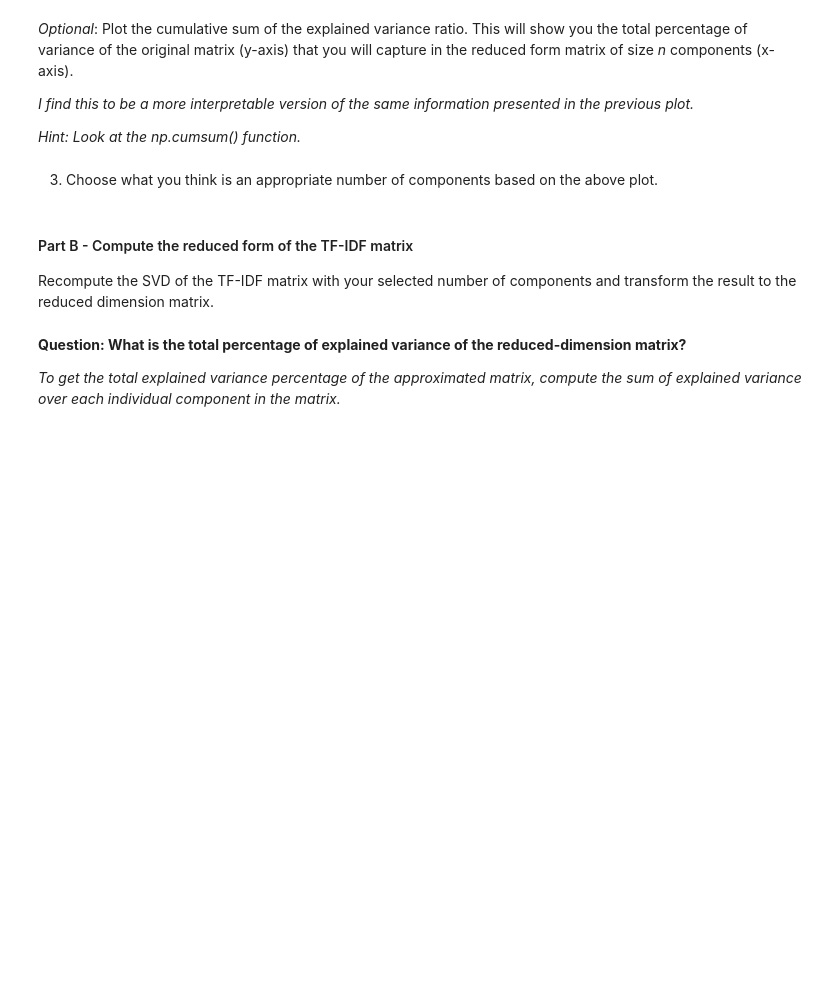
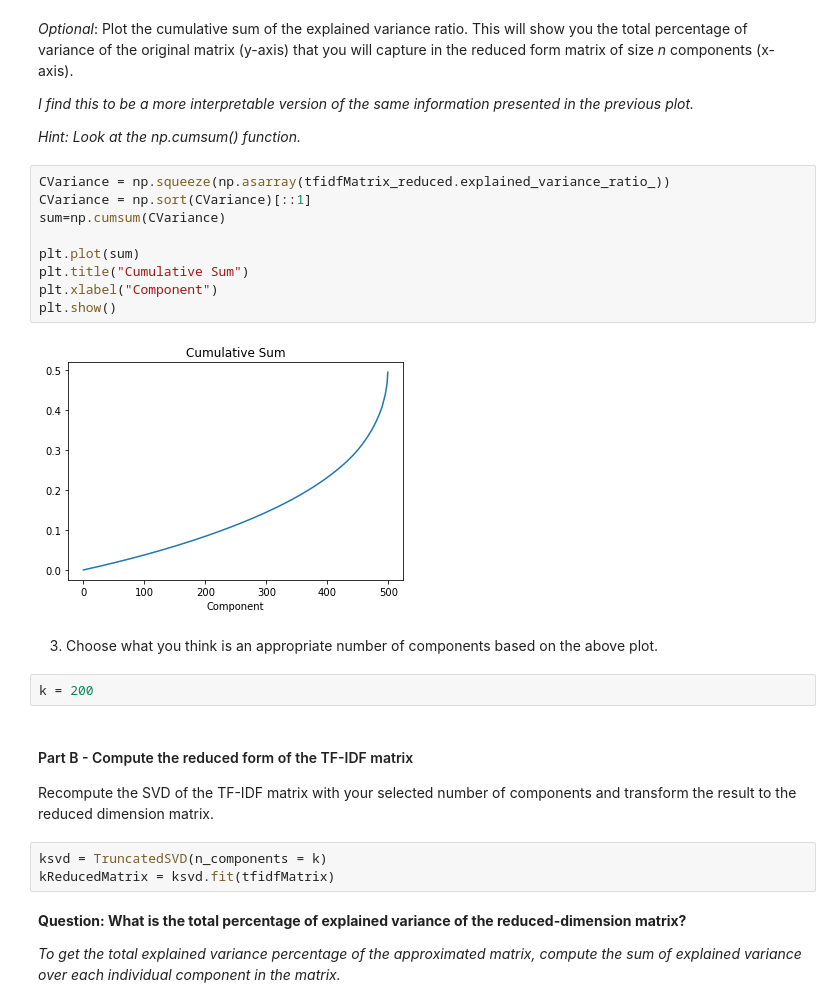
Before and after one commit to coverc/ITCS6162Summer2022Project, a Jupyter notebook: programming_assignment.ipynb, the cells around one changed output. Cells and saved outputs as stored; diff of their text form; blank space fills up the shorter version.

```diff
--- a/programming_assignment.ipynb
+++ b/programming_assignment.ipynb
@@ -157,12 +178,28 @@ Such a high dimensional matrix is not well-suited for clustering, and individual
 *I find this to be a more interpretable version of the same information presented in the previous plot.*
 
 *Hint: Look at the np.cumsum() function.*
+# %%
+CVariance = np.squeeze(np.asarray(tfidfMatrix_reduced.explained_variance_ratio_))
+CVariance = np.sort(CVariance)[::1]
+sum=np.cumsum(CVariance)
+
+plt.plot(sum)
+plt.title("Cumulative Sum")
+plt.xlabel("Component")
+plt.show()
+# %% [output]
+[figure, added]
 # %% [markdown]
 3. Choose what you think is an appropriate number of components based on the above plot.
+# %%
+k = 200
 # %% [markdown]
 #### Part B - Compute the reduced form of the TF-IDF matrix
 
 Recompute the SVD of the TF-IDF matrix with your selected number of components and transform the result to the reduced dimension matrix.
+# %%
+ksvd = TruncatedSVD(n_components = k)
+kReducedMatrix = ksvd.fit(tfidfMatrix)
 # %% [markdown]
 **Question: What is the total percentage of explained variance of the reduced-dimension matrix?**
 
```
Also changed, not shown: parts of 9 cells of this notebook.
